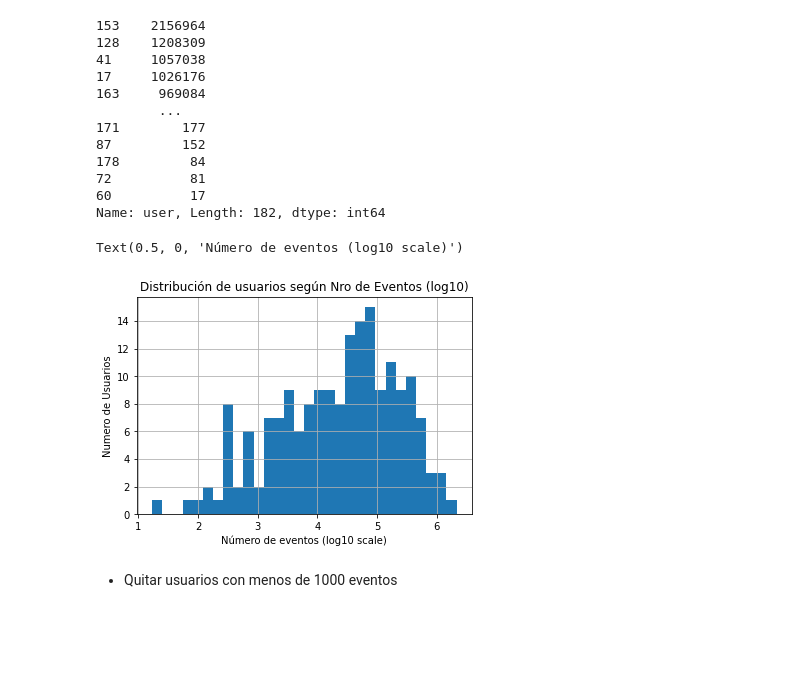
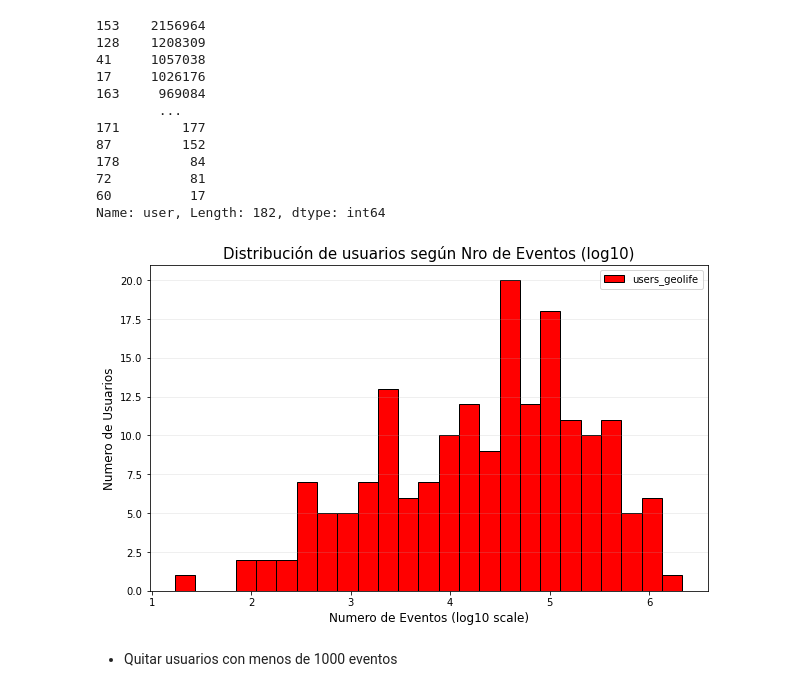
Before and after one commit to GabrielPila/skmob_mmc_mobility, a Jupyter notebook: notebooks/00.6_GeoLife_EDA.ipynb, the cells around one changed output. Cells and saved outputs as stored; diff of their text form; code cells hidden in the pictures; blank space fills up the shorter version.

```diff
--- a/notebooks/00.6_GeoLife_EDA.ipynb
+++ b/notebooks/00.6_GeoLife_EDA.ipynb
@@ -119,11 +123,3 @@ serie_user_events
 72          81
 60          17
 Name: user, Length: 182, dtype: int64
-# %%
-serie_user_events_log.hist(bins=30)
-plt.title('Distribución de usuarios según Nro de Eventos (log10)');
-plt.ylabel('Numero de Usuarios')
-plt.xlabel('Número de eventos (log10 scale)')
-# %% [output]
-Text(0.5, 0, 'Número de eventos (log10 scale)')
-[figure, removed]
@@ -130,3 +154,23 @@ Text(0.5, 0, 'Número de eventos (log10 scale)')
+# %%
+def plot_user_distribution_by_events(data):
+    '''Plot User Distribution
+    Plots the distribution of users according to the number of events they have in Geolife'''
+
+    serie_user_events = data['user'].value_counts()
+    serie_user_events_log = np.log10(serie_user_events)
+
+    plot_histogram(serie=serie_user_events_log,
+               title='Distribución de usuarios según Nro de Eventos (log10)',
+               ylabel='Numero de Usuarios',
+               xlabel='Numero de Eventos (log10 scale)',
+               legend=['users_geolife'],
+               loc_legend='upper right',
+               save_path='../img/',
+               filename='user_distribution_per_events.jpg')
+# %%
+plot_user_distribution_by_events(data=data)
+# %% [output]
+[figure, added]
 # %% [markdown]
 - Quitar usuarios con menos de 1000 eventos
 # %% [markdown]
```
Also changed, not shown: parts of 11 cells of this notebook, 6 other files.
